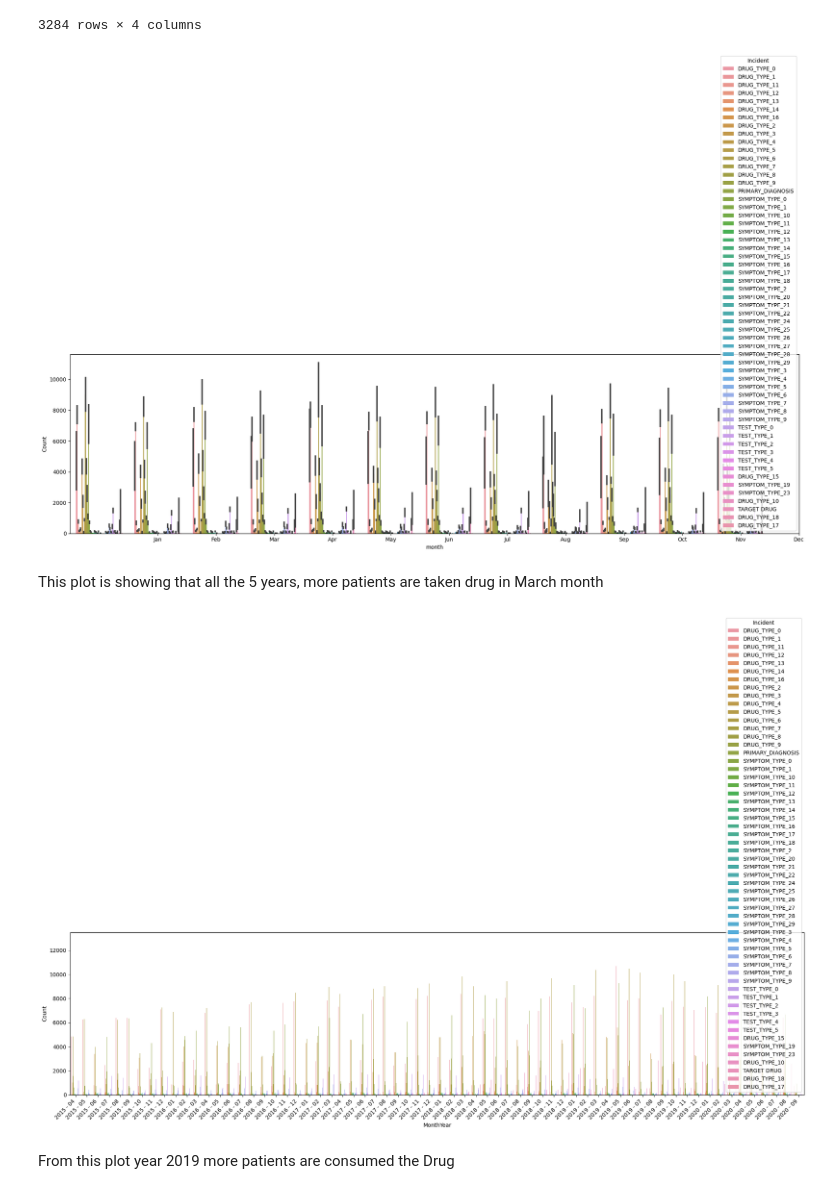
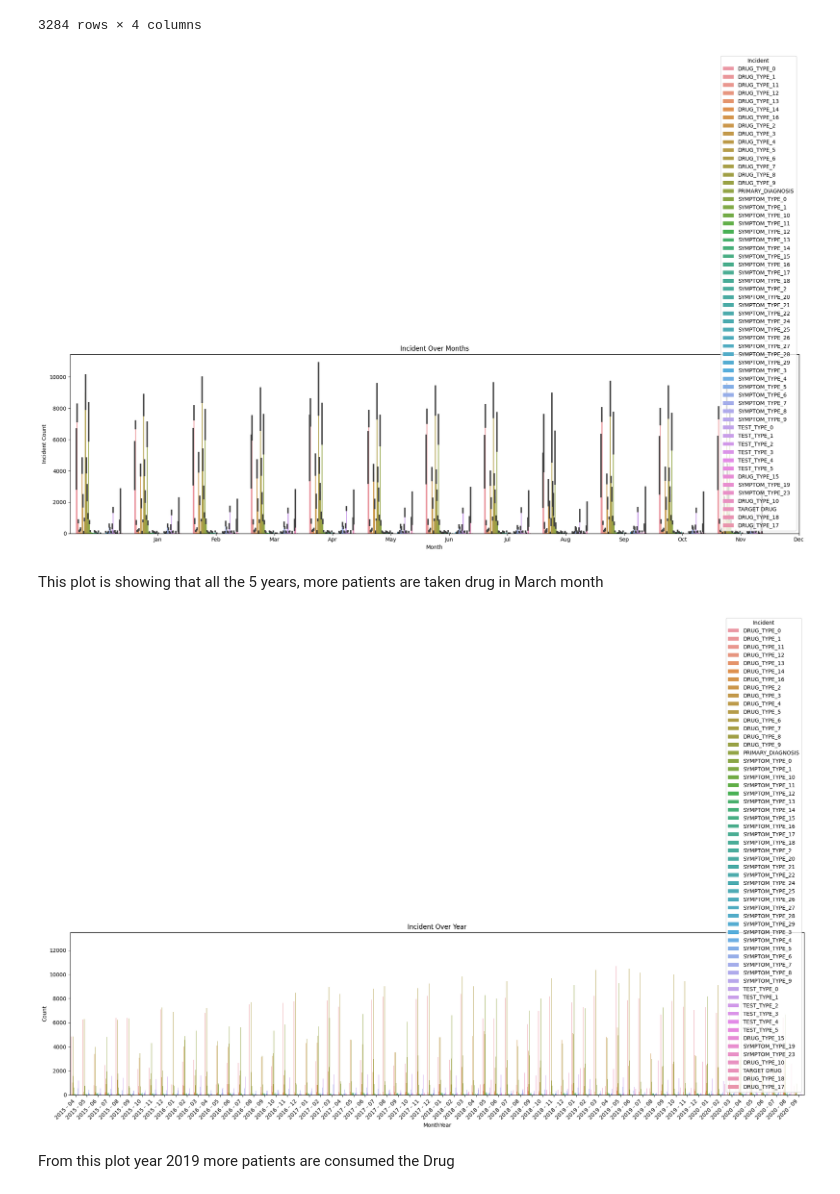
Before and after one commit to venkatesh-r96/Structured-Data-Assignment, a Jupyter notebook: 001.ipynb, the cells around one changed output. Saved outputs shown, nothing was run; the diff lists cells and outputs as text; code cells hidden in the pictures.

```diff
--- a/001.ipynb
+++ b/001.ipynb
@@ -253,27 +253,33 @@ Incident_month_year
 | 3283 | 2020 | 9 | TEST_TYPE_5 | 1 |
 3284 rows × 4 columns
 # %%
+# Creating the bar plot with month and incident
 plt.figure(figsize=(20,10))
-
 sns.barplot(data = Incident_month_year, x='month', y='Count', hue='Incident')
+plt.title('Incident Over Months')
+plt.xlabel('Month')
+plt.ylabel('Incident Count')
 plt.xticks(range(1, 13), ['Jan', 'Feb', 'Mar', 'Apr', 'May', 'Jun', 'Jul', 'Aug', 'Sep', 'Oct', 'Nov', 'Dec'])
 plt.tight_layout()
 plt.show()
 # %% [output]
-[figure, old version]
+[figure, new version]
 # %% [markdown]
 This plot is showing that all the 5 years, more patients are taken drug in  March month
 # %%
+# Creating Barplot with Both month and year
 Incident_month_year['MonthYear'] =  Incident_month_year.apply(lambda row: f"{row['year']} - {row['month']:02d}", axis=1)
 
 plt.figure(figsize=(20,10))
-
+plt.title('Incident Over Year')
+plt.xlabel('year')
+plt.ylabel('Incident Count')
 sns.barplot(data = Incident_month_year, x='MonthYear', y='Count', hue='Incident')
 plt.xticks(rotation =45, ha='right')
 plt.tight_layout()
 plt.show()
 # %% [output]
-[figure, old version]
+[figure, new version]
 # %% [markdown]
 From this plot year 2019 more patients are consumed the Drug
 # %%
```
